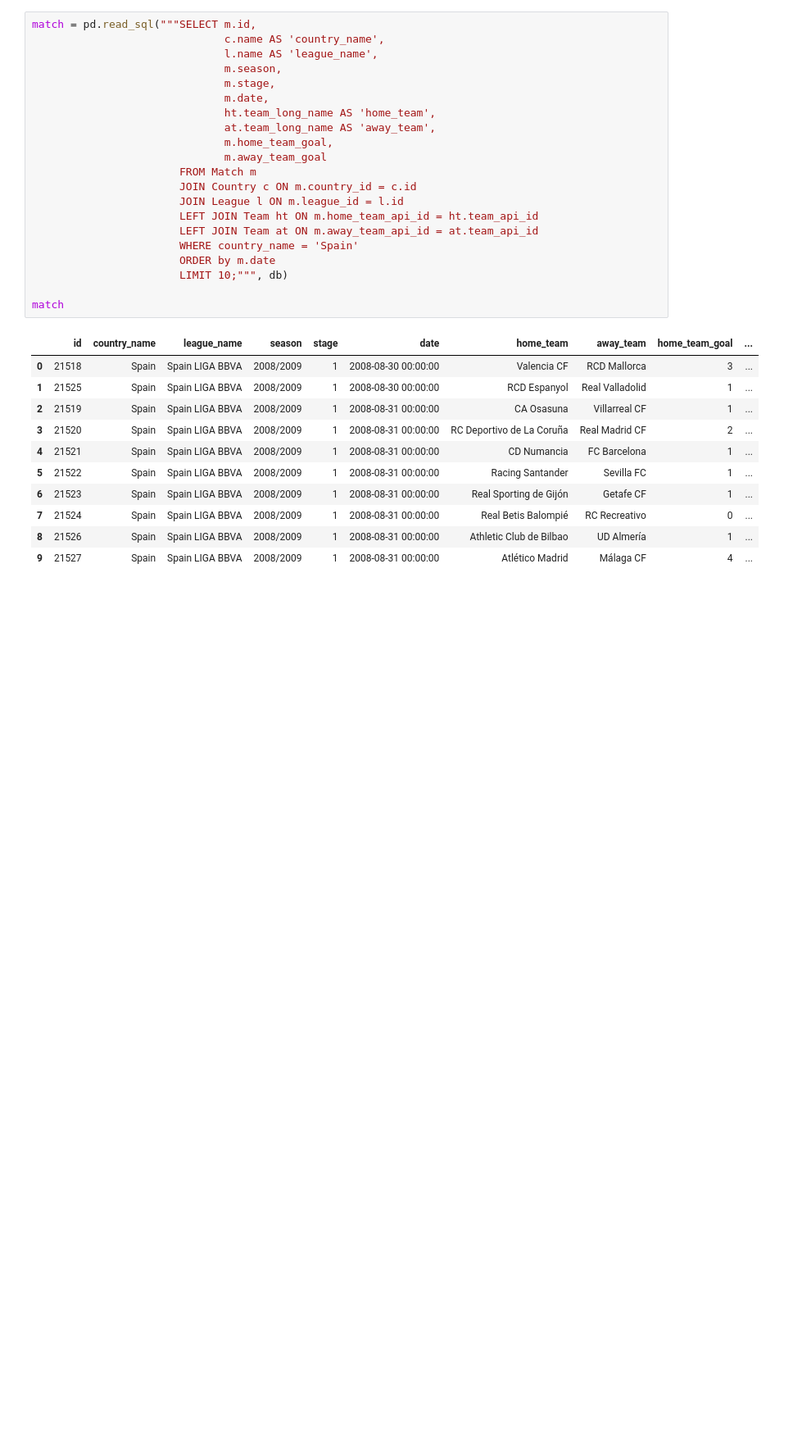
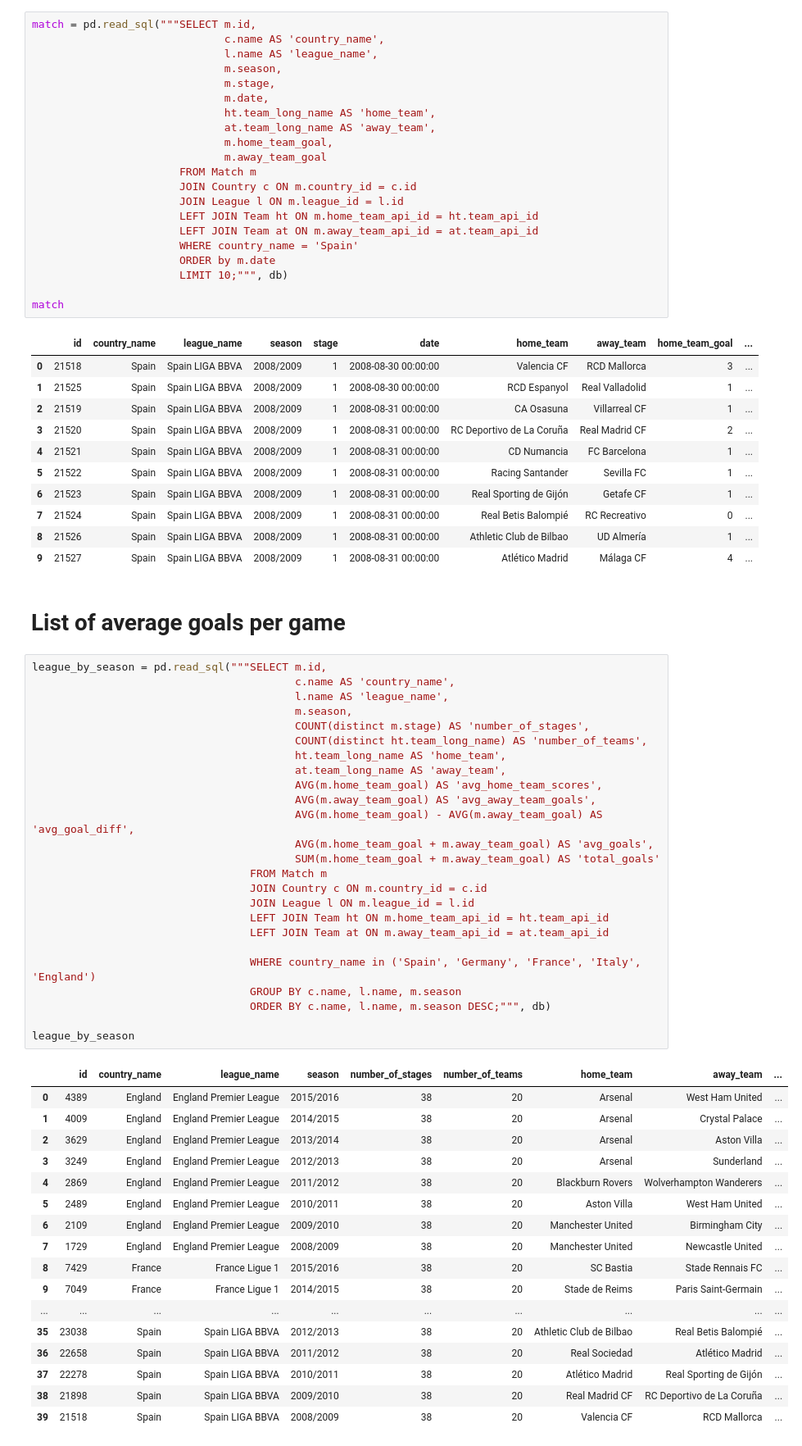
Before and after one commit to gamaliel-olano/data-analysis-soccer, a Jupyter notebook: main.ipynb, the cells around one changed output. Shown: that part at 82% size. Cells and saved outputs as stored; diff of their text form; blank space fills up the shorter version.

Commit message:
Display average goals per game by team and season

```diff
--- a/main.ipynb
+++ b/main.ipynb
@@ -147,3 +147,48 @@ match
 | 7 | 21524 | Spain | Spain LIGA BBVA | 2008/2009 | 1 | 2008-08-31 00:00:00 | Real Betis Balompié | RC Recreativo | 0 | ... |
 | 8 | 21526 | Spain | Spain LIGA BBVA | 2008/2009 | 1 | 2008-08-31 00:00:00 | Athletic Club de Bilbao | UD Almería | 1 | ... |
 | 9 | 21527 | Spain | Spain LIGA BBVA | 2008/2009 | 1 | 2008-08-31 00:00:00 | Atlético Madrid | Málaga CF | 4 | ... |
+# %% [markdown]
+# List of average goals per game
+# %%
+league_by_season = pd.read_sql("""SELECT m.id,
+                                         c.name AS 'country_name',
+                                         l.name AS 'league_name',
+                                         m.season,
+                                         COUNT(distinct m.stage) AS 'number_of_stages',
+                                         COUNT(distinct ht.team_long_name) AS 'number_of_teams',
+                                         ht.team_long_name AS 'home_team',
+                                         at.team_long_name AS 'away_team',
+                                         AVG(m.home_team_goal) AS 'avg_home_team_scores',
+                                         AVG(m.away_team_goal) AS 'avg_away_team_goals',
+                                         AVG(m.home_team_goal) - AVG(m.away_team_goal) AS 'avg_goal_diff',
+                                         AVG(m.home_team_goal + m.away_team_goal) AS 'avg_goals',
+                                         SUM(m.home_team_goal + m.away_team_goal) AS 'total_goals'
+                                  FROM Match m
+                                  JOIN Country c ON m.country_id = c.id
+                                  JOIN League l ON m.league_id = l.id
+                                  LEFT JOIN Team ht ON m.home_team_api_id = ht.team_api_id
+                                  LEFT JOIN Team at ON m.away_team_api_id = at.team_api_id
+
+                                  WHERE country_name in ('Spain', 'Germany', 'France', 'Italy', 'England')
+                                  GROUP BY c.name, l.name, m.season
+                                  ORDER BY c.name, l.name, m.season DESC;""", db)
+
+league_by_season
+# %% [output]
+|  | id | country_name | league_name | season | number_of_stages | number_of_teams | home_team | away_team | ... |
+| 0 | 4389 | England | England Premier League | 2015/2016 | 38 | 20 | Arsenal | West Ham United | ... |
+| 1 | 4009 | England | England Premier League | 2014/2015 | 38 | 20 | Arsenal | Crystal Palace | ... |
+| 2 | 3629 | England | England Premier League | 2013/2014 | 38 | 20 | Arsenal | Aston Villa | ... |
+| 3 | 3249 | England | England Premier League | 2012/2013 | 38 | 20 | Arsenal | Sunderland | ... |
+| 4 | 2869 | England | England Premier League | 2011/2012 | 38 | 20 | Blackburn Rovers | Wolverhampton Wanderers | ... |
+| 5 | 2489 | England | England Premier League | 2010/2011 | 38 | 20 | Aston Villa | West Ham United | ... |
+| 6 | 2109 | England | England Premier League | 2009/2010 | 38 | 20 | Manchester United | Birmingham City | ... |
+| 7 | 1729 | England | England Premier League | 2008/2009 | 38 | 20 | Manchester United | Newcastle United | ... |
+| 8 | 7429 | France | France Ligue 1 | 2015/2016 | 38 | 20 | SC Bastia | Stade Rennais FC | ... |
+| 9 | 7049 | France | France Ligue 1 | 2014/2015 | 38 | 20 | Stade de Reims | Paris Saint-Germain | ... |
+| ... | ... | ... | ... | ... | ... | ... | ... | ... | ... |
+| 35 | 23038 | Spain | Spain LIGA BBVA | 2012/2013 | 38 | 20 | Athletic Club de Bilbao | Real Betis Balompié | ... |
+| 36 | 22658 | Spain | Spain LIGA BBVA | 2011/2012 | 38 | 20 | Real Sociedad | Atlético Madrid | ... |
+| 37 | 22278 | Spain | Spain LIGA BBVA | 2010/2011 | 38 | 20 | Atlético Madrid | Real Sporting de Gijón | ... |
+| 38 | 21898 | Spain | Spain LIGA BBVA | 2009/2010 | 38 | 20 | Real Madrid CF | RC Deportivo de La Coruña | ... |
+| 39 | 21518 | Spain | Spain LIGA BBVA | 2008/2009 | 38 | 20 | Valencia CF | RCD Mallorca | ... |
```
